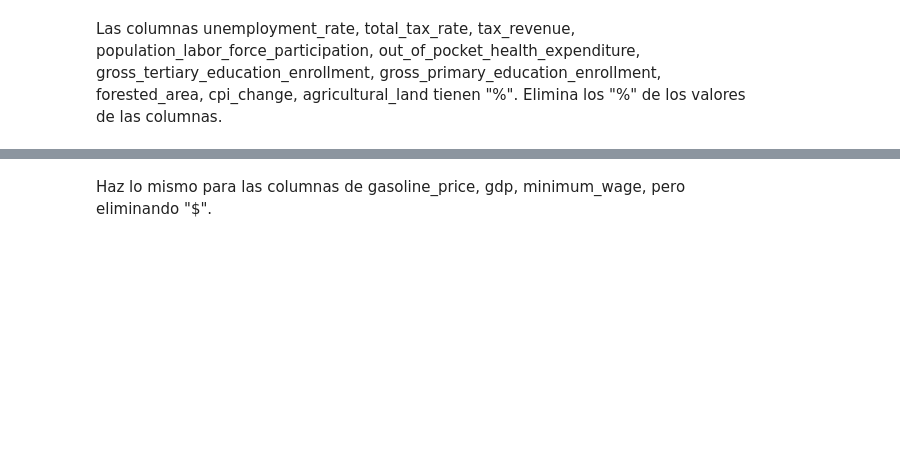
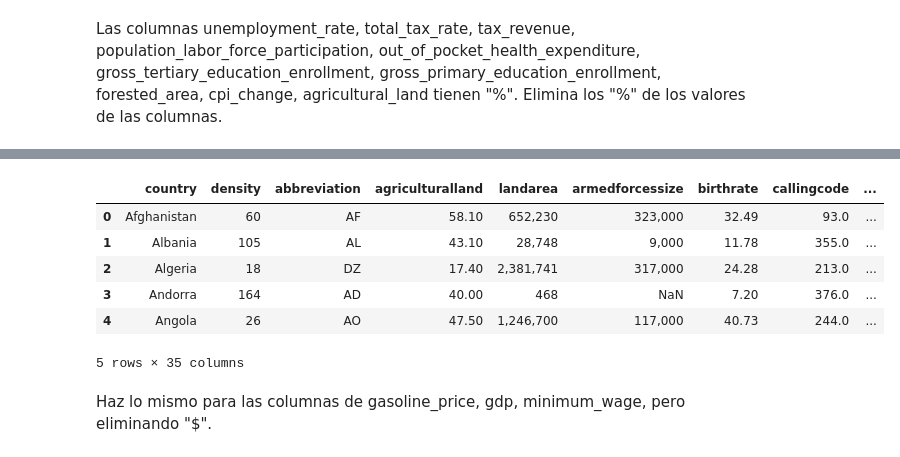
Before and after one commit to CarmenMoyano/promoI-modulo3-sprint1-pairprogramming-Ma-ra-Carmen, a Jupyter notebook: Leccion4-Union-Limpieza_Datos.ipynb, the cells around one changed output, grey strips where cells are left out. Cells and saved outputs as stored; diff of their text form; code cells hidden in the pictures; blank space fills up the shorter version.

```diff
--- a/Leccion4-Union-Limpieza_Datos.ipynb
+++ b/Leccion4-Union-Limpieza_Datos.ipynb
@@ -189,5 +199,15 @@ lista = ["unemploymentrate", "totaltaxrate", "taxrevenue", "populationlaborforce
 # %%
 for col in lista:
-    df_unidos[col] = df_unidos[col].str.split("%", expand=True)
+    df_unidos[col] = df_unidos[col].str.split("%", expand=True).get(0)
+# %%
+df_unidos.head()
+# %% [output]
+|  | country | density | abbreviation | agriculturalland | landarea | armedforcessize | birthrate | callingcode | ... |
+| 0 | Afghanistan | 60 | AF | 58.10 | 652,230 | 323,000 | 32.49 | 93.0 | ... |
+| 1 | Albania | 105 | AL | 43.10 | 28,748 | 9,000 | 11.78 | 355.0 | ... |
+| 2 | Algeria | 18 | DZ | 17.40 | 2,381,741 | 317,000 | 24.28 | 213.0 | ... |
+| 3 | Andorra | 164 | AD | 40.00 | 468 | NaN | 7.20 | 376.0 | ... |
+| 4 | Angola | 26 | AO | 47.50 | 1,246,700 | 117,000 | 40.73 | 244.0 | ... |
+5 rows × 35 columns
 # %% [markdown]
 Haz lo mismo para las columnas de gasoline_price, gdp, minimum_wage, pero eliminando "$".
```
Also changed, not shown: parts of 9 cells of this notebook, 1 other file.
